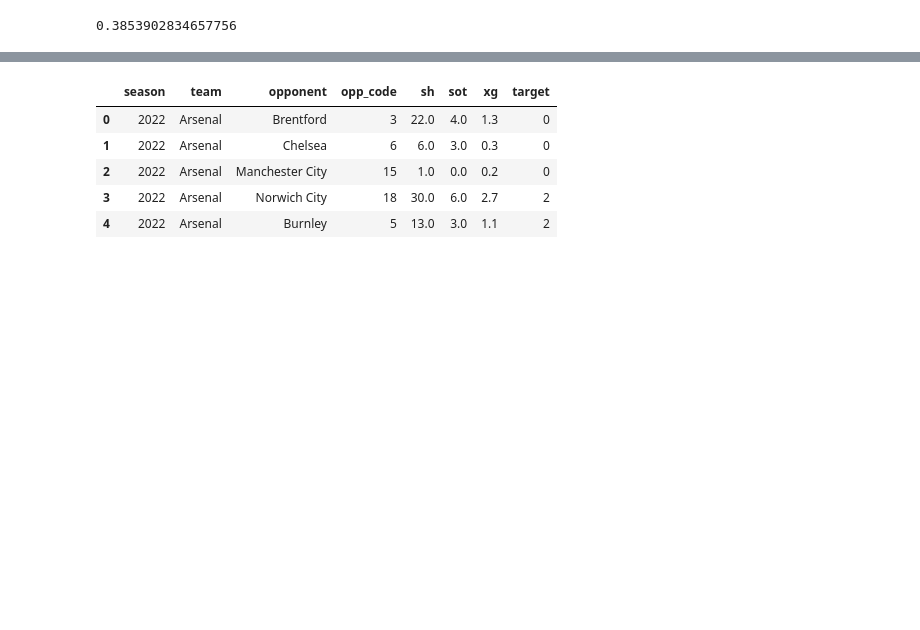
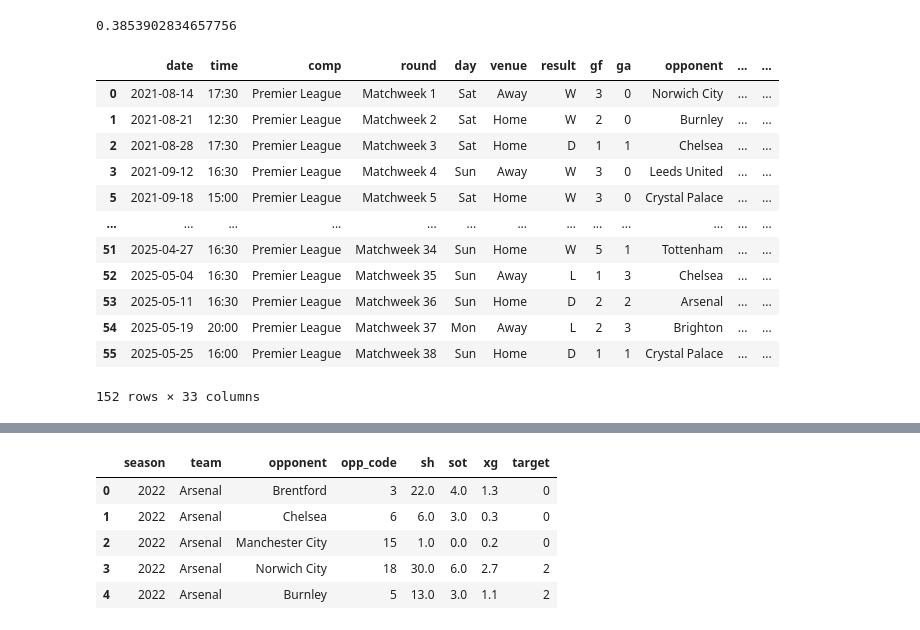
Before and after one commit to haroonwaqar/PremierLeague-Prediction, a Jupyter notebook: notebooks/PredictionPL.ipynb, the cells around one changed output, grey strips where cells are left out. Drawn from its saved outputs; the diff is of its cells as text; code cells hidden in the pictures; blank space fills up the shorter version.

```diff
--- a/notebooks/PredictionPL.ipynb
+++ b/notebooks/PredictionPL.ipynb
@@ -110,2 +107,13 @@ matches.head(20)
+# %%
+class MissingDict(dict):
+    __missing__ = lambda self, key: key
+
+map_values = {"Brighton and Hove Albion": "Brighton", "Manchester United": "Manchester Utd", "Newcastle United": "Newcastle Utd", "Tottenham Hotspur": "Tottenham", "West Ham United": "West Ham", "Wolverhampton Wanderers": "Wolves"}
+mapping = MissingDict(**map_values)
+
+matches["new_team"] = matches["team"].map(mapping)
+
+matches = matches.drop(columns = "team")
+matches = matches.rename(columns={'new_team': 'team'})
 # %%
 matches["opp_code"] = matches["opponent"].astype("category").cat.codes
@@ -167,4 +192,24 @@ precision_score(test["target"], preds, average="weighted")
 # %% [output]
 0.3853902834657756
 # %%
-matches = matches.sort_values(["season", "team", "date"]).reset_index(drop=True)
+#matches = matches.sort_values(["season", "team", "date"]).reset_index(drop=True)
+# %%
+grouped_matches = matches.groupby("team")
+# %%
+group = grouped_matches.get_group("Liverpool").sort_values("date")
+# %%
+group
+# %% [output]
+|  | date | time | comp | round | day | venue | result | gf | ga | opponent | ... | ... |
+| 0 | 2021-08-14 | 17:30 | Premier League | Matchweek 1 | Sat | Away | W | 3 | 0 | Norwich City | ... | ... |
+| 1 | 2021-08-21 | 12:30 | Premier League | Matchweek 2 | Sat | Home | W | 2 | 0 | Burnley | ... | ... |
+| 2 | 2021-08-28 | 17:30 | Premier League | Matchweek 3 | Sat | Home | D | 1 | 1 | Chelsea | ... | ... |
+| 3 | 2021-09-12 | 16:30 | Premier League | Matchweek 4 | Sun | Away | W | 3 | 0 | Leeds United | ... | ... |
+| 5 | 2021-09-18 | 15:00 | Premier League | Matchweek 5 | Sat | Home | W | 3 | 0 | Crystal Palace | ... | ... |
+| ... | ... | ... | ... | ... | ... | ... | ... | ... | ... | ... | ... | ... |
+| 51 | 2025-04-27 | 16:30 | Premier League | Matchweek 34 | Sun | Home | W | 5 | 1 | Tottenham | ... | ... |
+| 52 | 2025-05-04 | 16:30 | Premier League | Matchweek 35 | Sun | Away | L | 1 | 3 | Chelsea | ... | ... |
+| 53 | 2025-05-11 | 16:30 | Premier League | Matchweek 36 | Sun | Home | D | 2 | 2 | Arsenal | ... | ... |
+| 54 | 2025-05-19 | 20:00 | Premier League | Matchweek 37 | Mon | Away | L | 2 | 3 | Brighton | ... | ... |
+| 55 | 2025-05-25 | 16:00 | Premier League | Matchweek 38 | Sun | Home | D | 1 | 1 | Crystal Palace | ... | ... |
+152 rows × 33 columns
```
Also changed, not shown: parts of 52 cells of this notebook, 6 other files.
